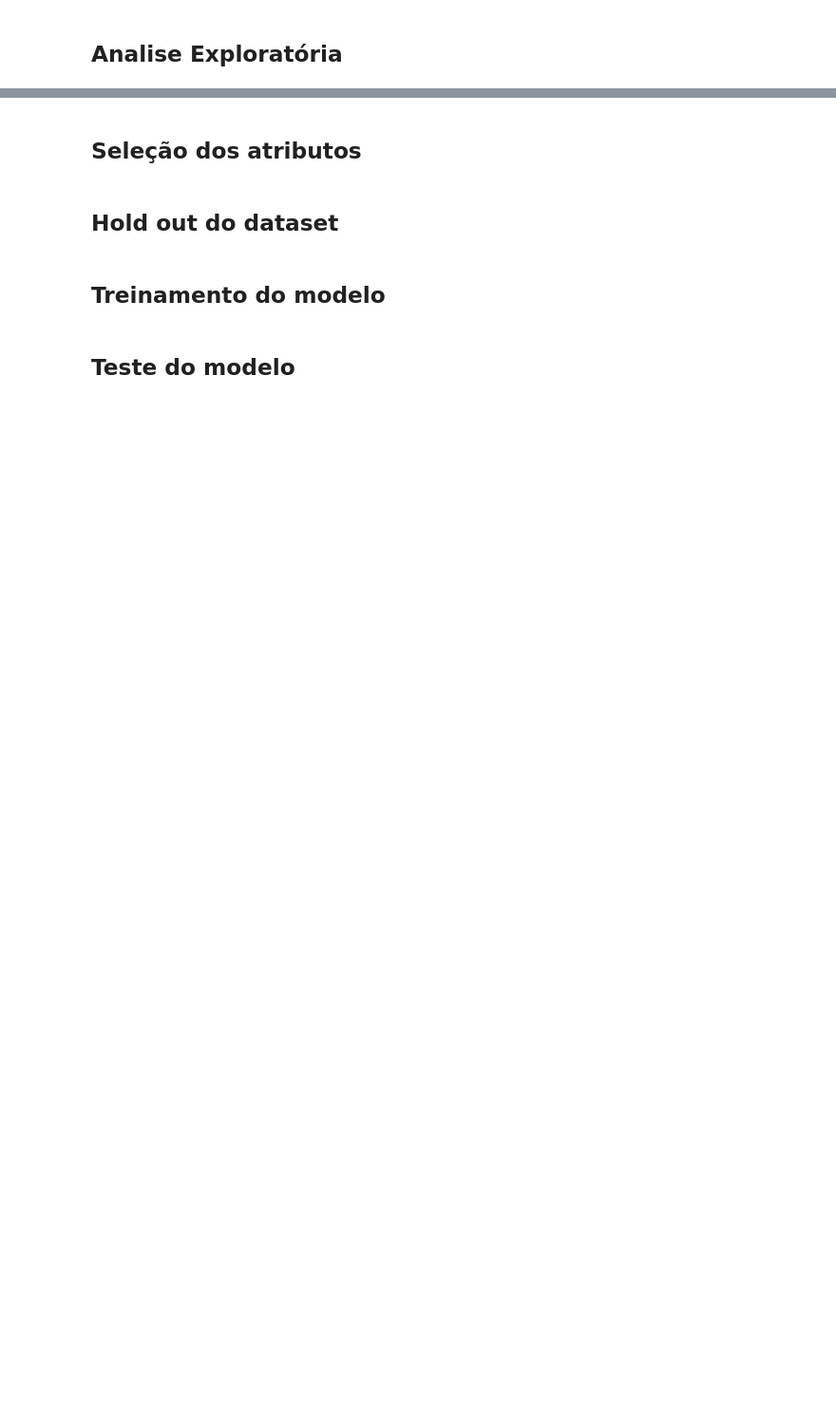
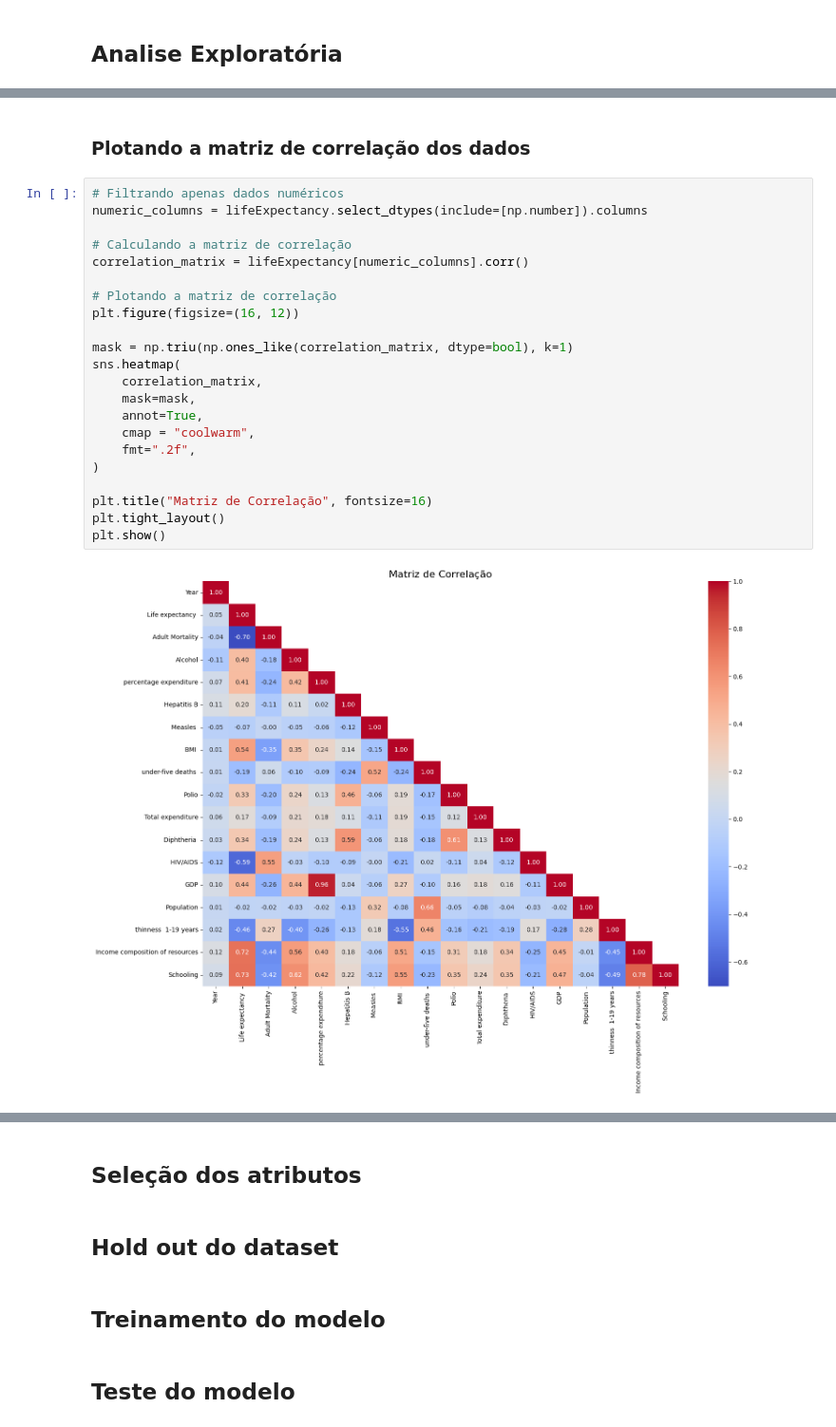
Before and after one commit to pab-h/DataScienceProcess, a Jupyter notebook: notebooks/lifeExpectancy.ipynb, the cells around one changed output, grey strips where cells are left out. Shown at 95% size. Cells and saved outputs as stored; diff of their text form; blank space fills up the shorter version.

```diff
--- a/notebooks/lifeExpectancy.ipynb
+++ b/notebooks/lifeExpectancy.ipynb
@@ -38,0 +200,26 @@ memory usage: 505.1+ KB
+# %% [markdown]
+### Plotando a matriz de correlação dos dados
+# %%
+# Filtrando apenas dados numéricos
+numeric_columns = lifeExpectancy.select_dtypes(include=[np.number]).columns
+
+# Calculando a matriz de correlação
+correlation_matrix = lifeExpectancy[numeric_columns].corr()
+
+# Plotando a matriz de correlação
+plt.figure(figsize=(16, 12))
+
+mask = np.triu(np.ones_like(correlation_matrix, dtype=bool), k=1)
+sns.heatmap(
+    correlation_matrix,
+    mask=mask,
+    annot=True,
+    cmap = "coolwarm",
+    fmt=".2f",
+)
+
+plt.title("Matriz de Correlação", fontsize=16)
+plt.tight_layout()
+plt.show()
+# %% [output]
+[figure, added]
```
Also changed, not shown: parts of 27 cells of this notebook.
